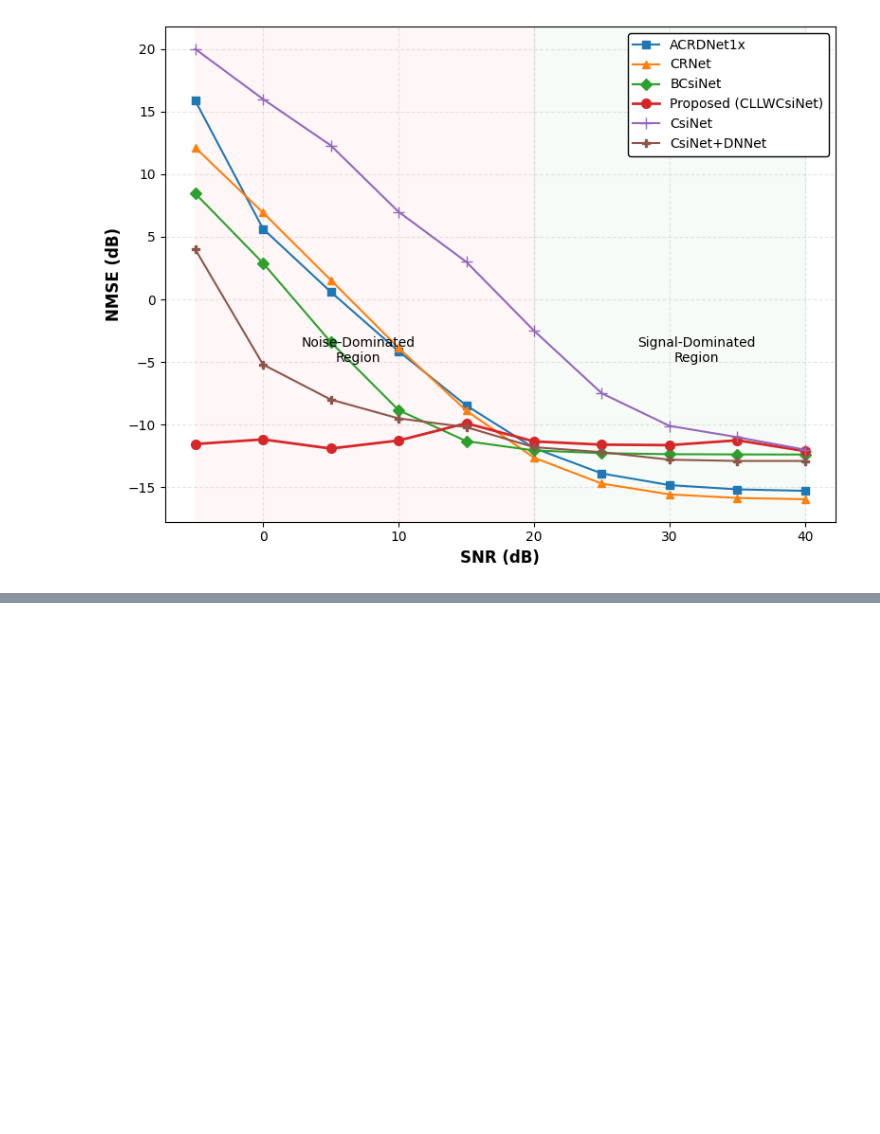
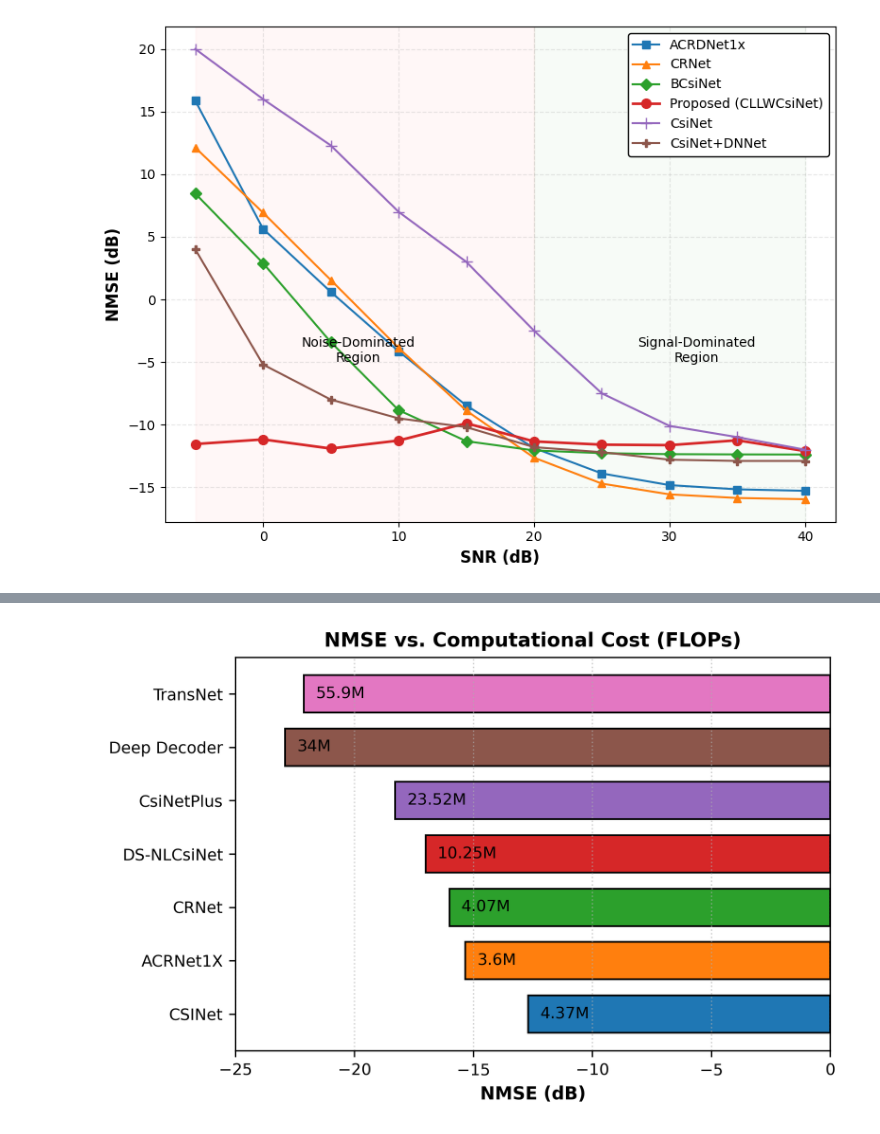
Before and after one commit to FardadAnsari/CLLWCsiNet, a Jupyter notebook: figures/noise-comparison.ipynb, the cells around one changed output, grey strips where cells are left out. Saved outputs shown, nothing was run; the diff lists cells and outputs as text; code cells hidden in the pictures; blank space fills up the shorter version.

```diff
--- a/figures/noise-comparison.ipynb
+++ b/figures/noise-comparison.ipynb
@@ -338,0 +408,46 @@ plt.show()
+# %%
+import matplotlib.pyplot as plt
+import numpy as np
+
+# Data
+architectures = ['CSINet', 'ACRNet1X', 'CRNet', 'DS-NLCsiNet', 'CsiNetPlus', 'Deep Decoder', 'TransNet']
+nmse_values = [-12.70, -15.34, -16.01, -17, -18.29, -22.91, -22.13]
+num_flops = [4.37, 3.6, 4.07, 10.25, 23.52, 34, 55.9]  # in MFLOPs
+
+# IEEE Style Setup
+plt.rcParams['font.family'] = 'serif'
+plt.rcParams['font.serif'] = ['Times New Roman']
+plt.rcParams['axes.labelsize'] = 10
+plt.rcParams['axes.titlesize'] = 11
+plt.rcParams['xtick.labelsize'] = 9
+plt.rcParams['ytick.labelsize'] = 9
+plt.rcParams['legend.fontsize'] = 9
+
+# Create figure
+fig, ax = plt.subplots(figsize=(6, 4), dpi=300)  # IEEE two-column width (6 inches)
+
+# Plot bars with grayscale-friendly patterns + colors
+colors = ['#1f77b4', '#ff7f0e', '#2ca02c', '#d62728', '#9467bd', '#8c564b', '#e377c2']
+bars = ax.barh(architectures, nmse_values, color=colors, edgecolor='black', height=0.7)
+
+# Annotate FLOPs (right-aligned inside bars)
+for i, (nmse, flops) in enumerate(zip(nmse_values, num_flops)):
+    ax.text(nmse + 0.5, i, f'{flops}M', ha='left', va='center', color='black', fontsize=9)
+
+# Labels and title
+ax.set_xlabel('NMSE (dB)', fontweight='bold')
+ax.set_title('NMSE vs. Computational Cost (FLOPs)', fontweight='bold')
+ax.set_xlim(-25, 0)  # Adjust x-axis to fit annotations
+
+# Grid and ticks
+ax.grid(True, axis='x', linestyle=':', alpha=0.6)
+ax.tick_params(axis='both', which='major', labelsize=9)
+
+# Move legend outside (or omit if space is tight)
+# ax.legend(bars, architectures, title='Architectures', bbox_to_anchor=(1.05, 1), loc='upper left')
+
+# Save (IEEE often requires 600 DPI)
+plt.tight_layout()
+plt.savefig('nmse_flops_comparison.png', dpi=600, bbox_inches='tight')
+plt.show()
+# %% [output]
@@ -338,0 +471 @@ plt.show()
+[figure, added]
```
Also changed, not shown: parts of 4 cells of this notebook.
